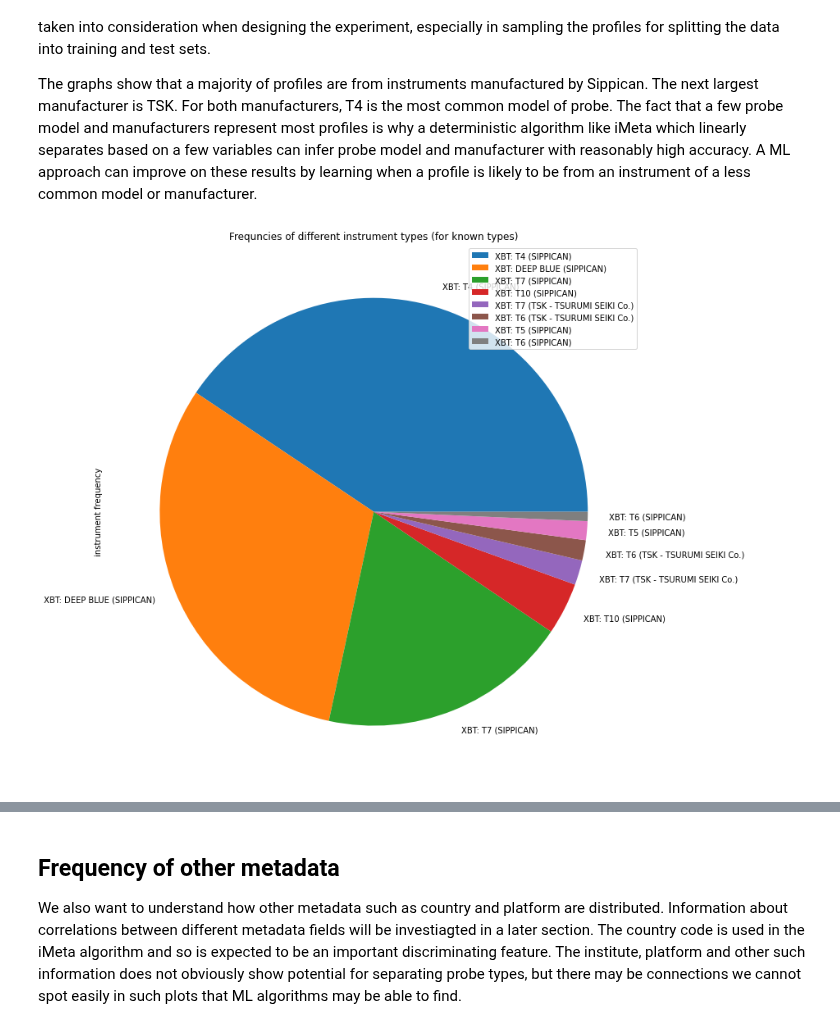
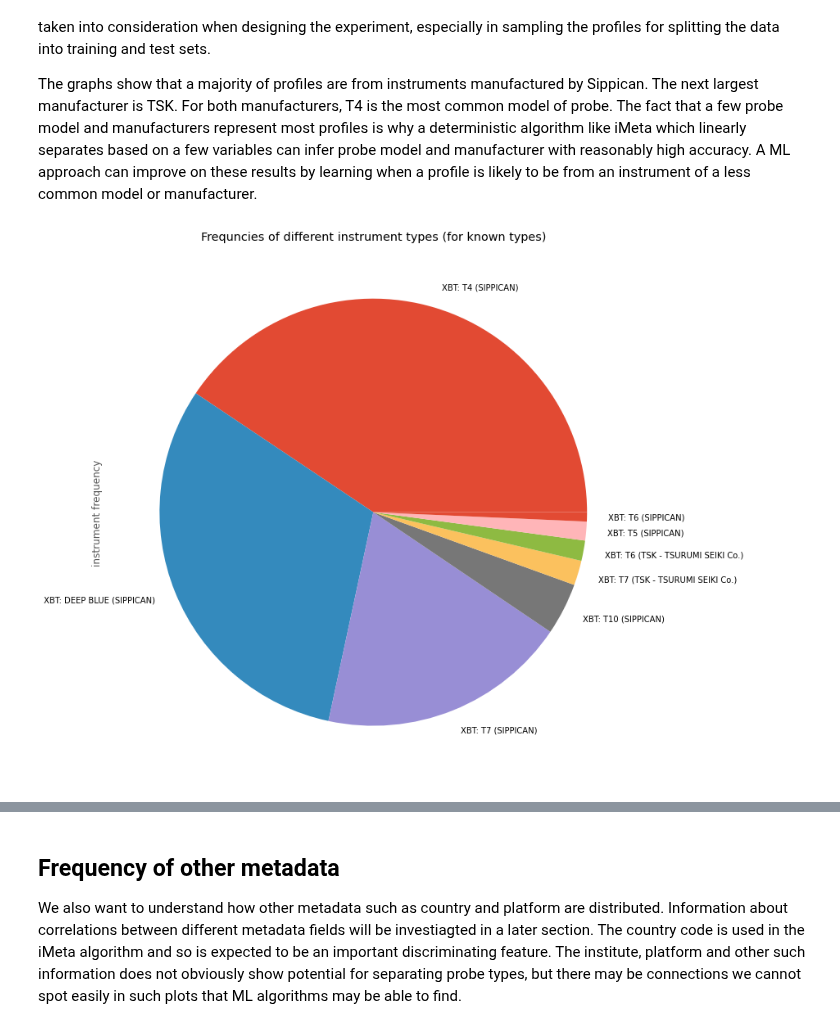
Before and after one commit to MetOffice/XBTs_classification, a Jupyter notebook: notebooks/xbt_data_exploration.ipynb, the cells around one changed output, grey strips where cells are left out. Saved outputs shown, nothing was run; the diff lists cells and outputs as text; code cells hidden in the pictures.

```diff
--- a/notebooks/xbt_data_exploration.ipynb
+++ b/notebooks/xbt_data_exploration.ipynb
@@ -17,6 +17,11 @@ import cartopy.crs as ccrs
 import ipywidgets
 import numpy
 import pandas
+# %%
+font = {'family' : 'normal',
+        'size'   : 28}
+matplotlib.rc('font', **font)
+matplotlib.pyplot.style.use('ggplot')
 # %%
 root_repo_dir = pathlib.Path().absolute().parent
 sys.path = [os.path.join(root_repo_dir)] + sys.path
@@ -127,13 +134,14 @@ xbt_labelled = xbt_full_dataset.filter_obs({'labelled': 'labelled'})
 # %%
 class_to_plot = 8
 fig_instr_freq_pie = matplotlib.pyplot.figure('instrument_freqs', figsize=(12,12))
 ax_instr_freq_pie = fig_instr_freq_pie.add_subplot(1,1,1, title='Frequncies of different instrument types (for known types)')
 pandas.DataFrame({'instrument': xbt_labelled.xbt_df.instrument.value_counts().index[:class_to_plot],
                   'instrument frequency': xbt_labelled.xbt_df.instrument.value_counts().values[:class_to_plot],
-                 },index=xbt_labelled.xbt_df.instrument.value_counts().index[:class_to_plot]).plot.pie(ax=ax_instr_freq_pie, y='instrument frequency')
+                 },index=xbt_labelled.xbt_df.instrument.value_counts().index[:class_to_plot]).plot.pie(
+    ax=ax_instr_freq_pie, y='instrument frequency', legend=False)
 fig_instr_freq_pie.savefig(os.path.join(xbt_plots_dir, 'xbt_instr_freqs.png'), bbox_inches='tight')
 # %% [output]
-[figure, old version]
+[figure, new version]
 # %%
 instrument_list = list(xbt_labelled['instrument'].unique())
 # %%
```
Also changed, not shown: parts of 23 cells of this notebook, 1 other file.
